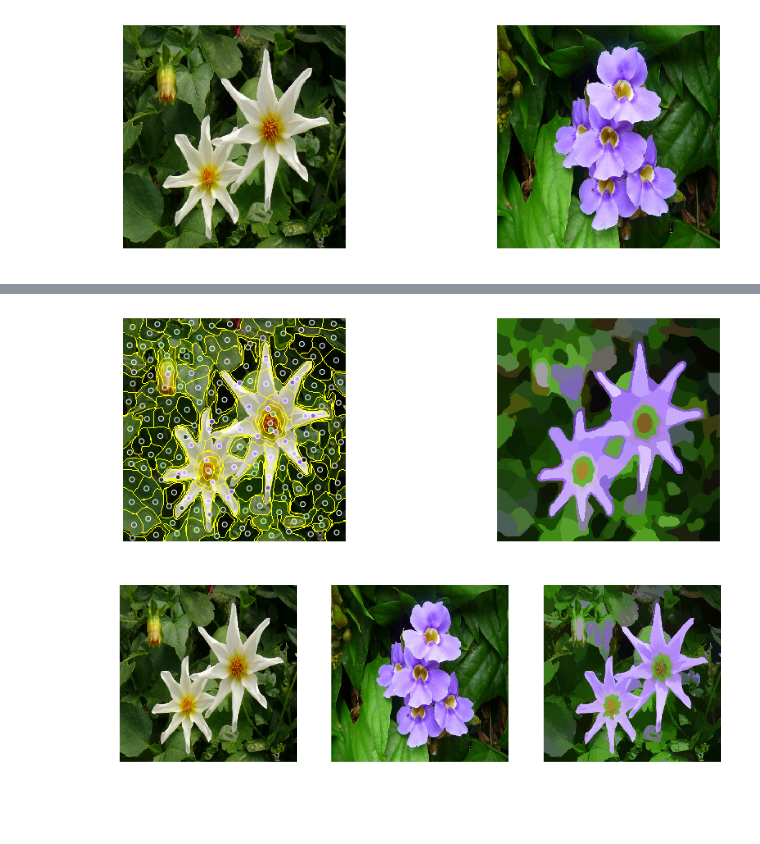
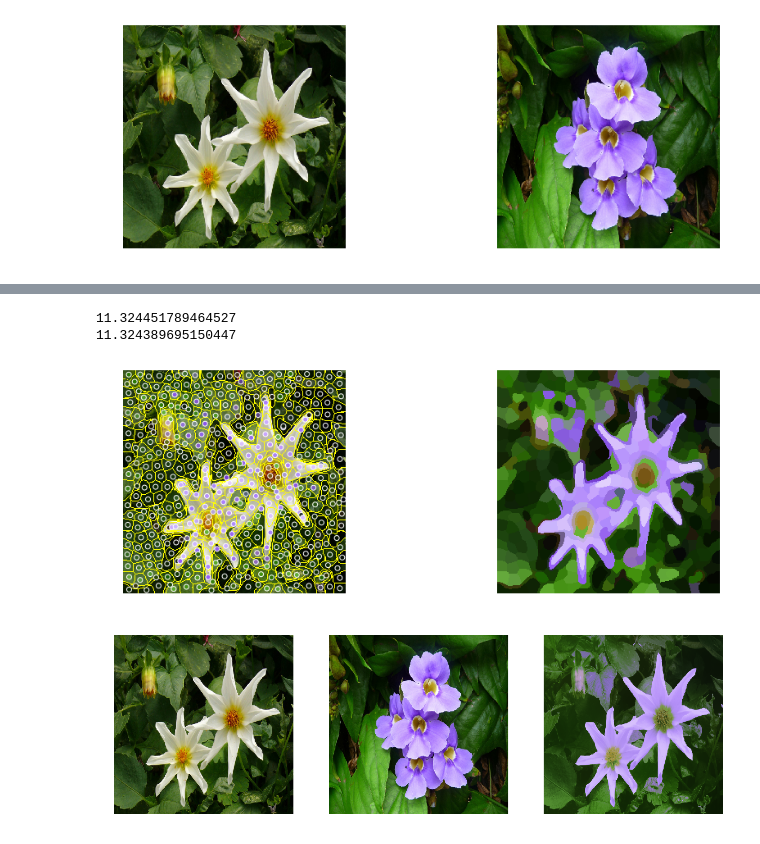
Before and after one commit to rpetit/color-transfer, a Jupyter notebook: demo.ipynb, the cells around one changed output, grey strips where cells are left out. Drawn from its saved outputs; the diff is of its cells as text; code cells hidden in the pictures; blank space fills up the shorter version.

```diff
--- a/demo.ipynb
+++ b/demo.ipynb
@@ -74,17 +74,19 @@ ax2.axis("off");
 # %%
 # hyper-parameters
 num_iter = 1000
-
 tau = 1e-4
-rho = 2e0
-mu = 5e-4
-alpha = 2e-2
-beta = 0.1
+rho = 1e1
+mu = 5e-1
+alpha = 5e-2
+beta = 0.2
 num_neighbors = 50
-sigma = 0.1
+sigma = 0.25
 # %%
 # transport map computation
 transport_map = compute_transport_map(u, v, num_iter, tau, rho, mu, alpha, beta, num_neighbors)
+# %% [output]
+11.324451789464527
+11.324389695150447
 # %%
 # color transfer result (super-pixel scale)
 fig, (ax1, ax2) = plt.subplots(1, 2, figsize=(15, 5))
@@ -104,21 +106,21 @@ ax1.axis('off')
 ax2.imshow(transport_map[u.segments])
 ax2.axis('off');
 # %% [output]
-[figure, old version]
+[figure, new version]
 # %%
 # post processing
-synthesized_image = post_processing(u, transport_map, sigma)
+synthesized_image = post_processing(u, transport_map, 0.2)
 # %%
 # color transfer result (original scale)
-fig, (ax1, ax2, ax3) = plt.subplots(1, 3, figsize=(15, 5))
+fig, (ax1, ax2, ax3) = plt.subplots(1, 3, figsize=(20, 10))
 
 ax1.imshow(u.array)
 ax1.axis('off')
 
 ax2.imshow(v.array)
 ax2.axis('off')
 
 ax3.imshow(synthesized_image)
 ax3.axis('off');
 # %% [output]
-[figure, old version]
+[figure, new version]
```
Also changed, not shown: parts of 3 cells of this notebook, 4 other files.
